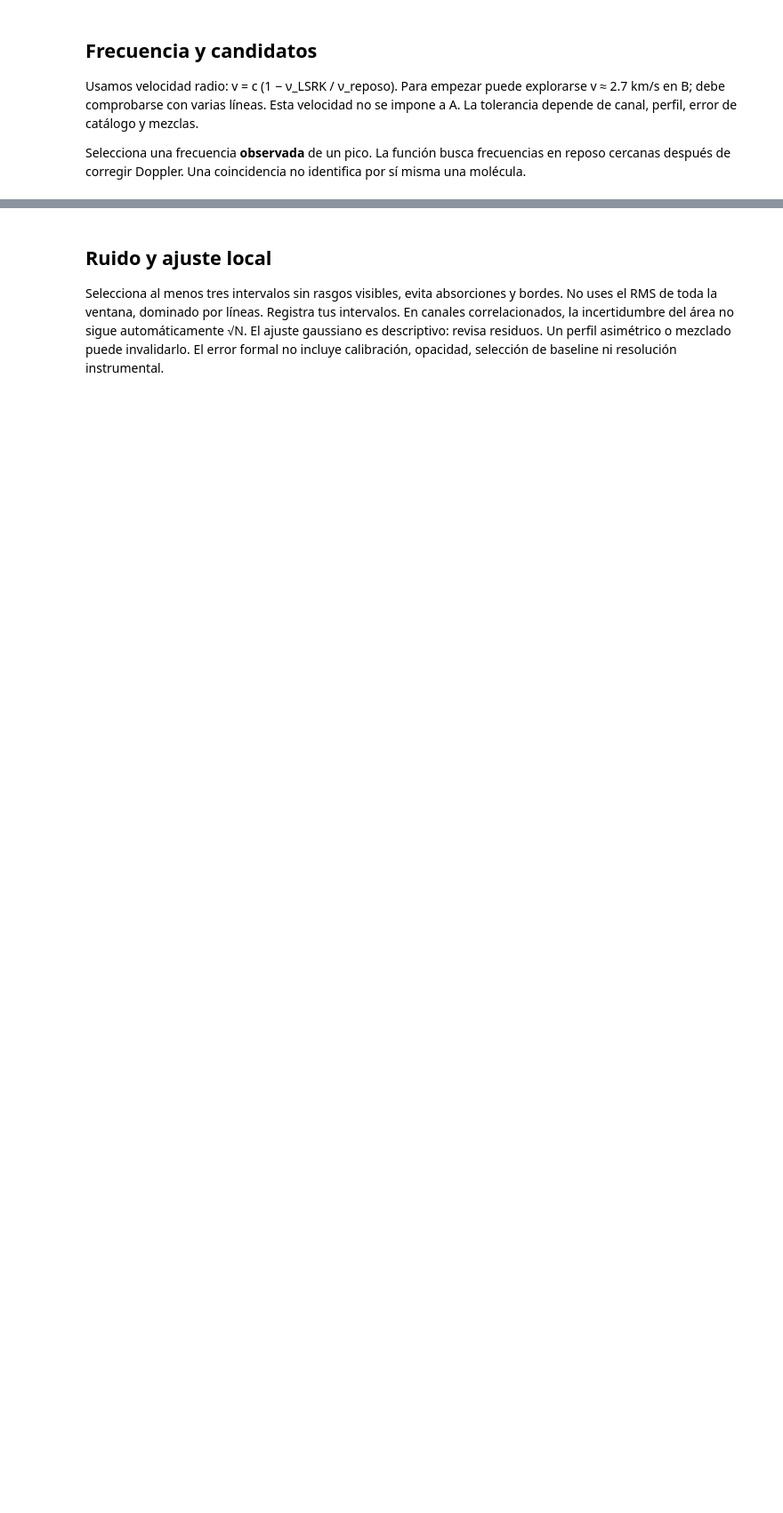
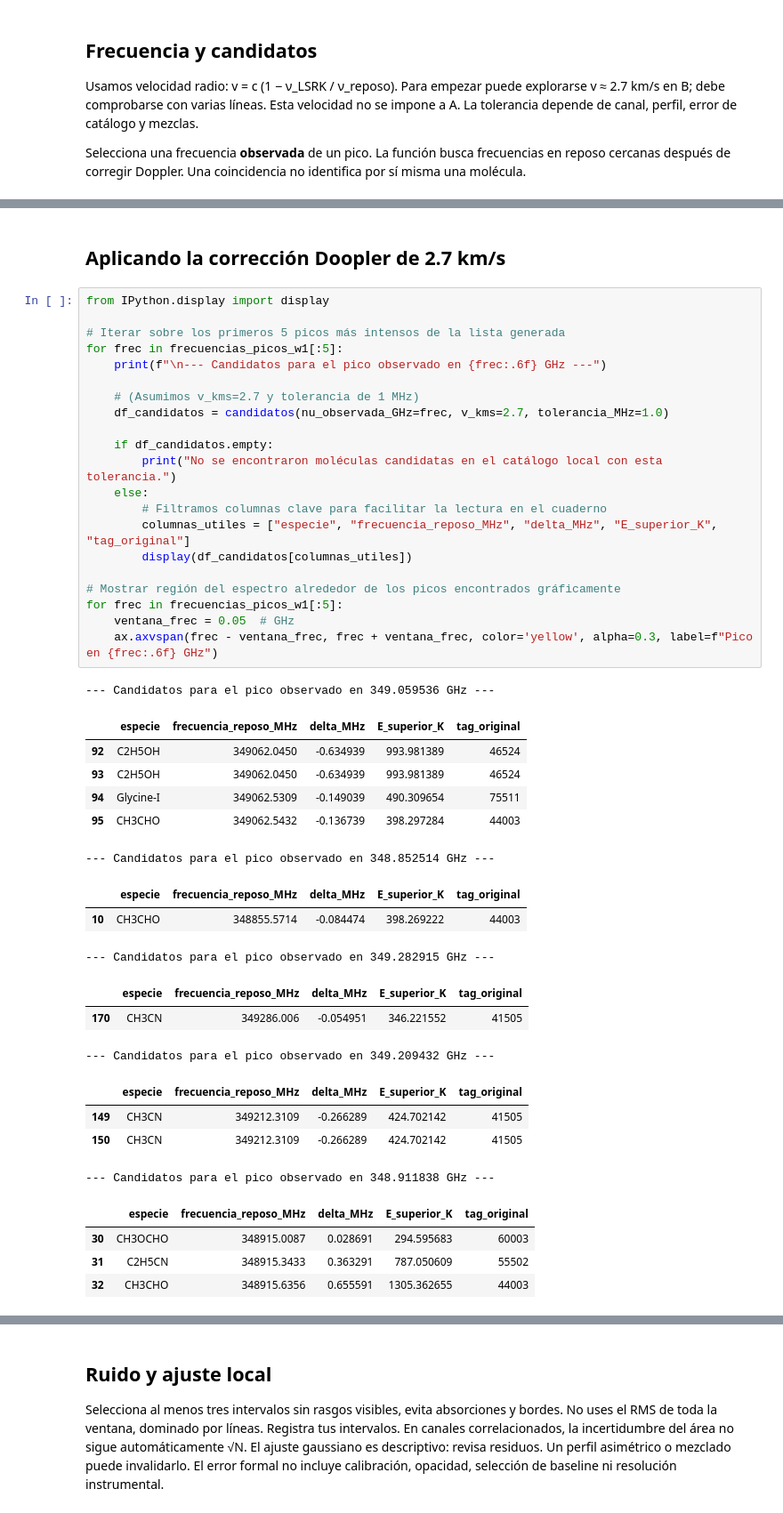
Before and after one commit to Carlitos-m/Skyntists, a Jupyter notebook: herramientas/Inicio_AstroHack.ipynb, the cells around one changed output, grey strips where cells are left out. Shown at 89% size. Drawn from its saved outputs; the diff is of its cells as text; blank space fills up the shorter version.

```diff
--- a/herramientas/Inicio_AstroHack.ipynb
+++ b/herramientas/Inicio_AstroHack.ipynb
@@ -50 +104,46 @@ Selecciona una frecuencia **observada** de un pico. La función busca frecuencia
+# %% [markdown]
+## Aplicando la corrección Doopler de 2.7 km/s
+# %%
+from IPython.display import display
+
+# Iterar sobre los primeros 5 picos más intensos de la lista generada
+for frec in frecuencias_picos_w1[:5]:
+    print(f"\n--- Candidatos para el pico observado en {frec:.6f} GHz ---")
+
+    # (Asumimos v_kms=2.7 y tolerancia de 1 MHz)
+    df_candidatos = candidatos(nu_observada_GHz=frec, v_kms=2.7, tolerancia_MHz=1.0)
+
+    if df_candidatos.empty:
+        print("No se encontraron moléculas candidatas en el catálogo local con esta tolerancia.")
+    else:
+        # Filtramos columnas clave para facilitar la lectura en el cuaderno
+        columnas_utiles = ["especie", "frecuencia_reposo_MHz", "delta_MHz", "E_superior_K", "tag_original"]
+        display(df_candidatos[columnas_utiles])
+
+# Mostrar región del espectro alrededor de los picos encontrados gráficamente
+for frec in frecuencias_picos_w1[:5]:
+    ventana_frec = 0.05  # GHz
+    ax.axvspan(frec - ventana_frec, frec + ventana_frec, color='yellow', alpha=0.3, label=f"Pico en {frec:.6f} GHz")
+# %% [output]
+--- Candidatos para el pico observado en 349.059536 GHz ---
+|  | especie | frecuencia_reposo_MHz | delta_MHz | E_superior_K | tag_original |
+| 92 | C2H5OH | 349062.0450 | -0.634939 | 993.981389 | 46524 |
+| 93 | C2H5OH | 349062.0450 | -0.634939 | 993.981389 | 46524 |
+| 94 | Glycine-I | 349062.5309 | -0.149039 | 490.309654 | 75511 |
+| 95 | CH3CHO | 349062.5432 | -0.136739 | 398.297284 | 44003 |
+--- Candidatos para el pico observado en 348.852514 GHz ---
+|  | especie | frecuencia_reposo_MHz | delta_MHz | E_superior_K | tag_original |
+| 10 | CH3CHO | 348855.5714 | -0.084474 | 398.269222 | 44003 |
+--- Candidatos para el pico observado en 349.282915 GHz ---
+|  | especie | frecuencia_reposo_MHz | delta_MHz | E_superior_K | tag_original |
+| 170 | CH3CN | 349286.006 | -0.054951 | 346.221552 | 41505 |
+--- Candidatos para el pico observado en 349.209432 GHz ---
+|  | especie | frecuencia_reposo_MHz | delta_MHz | E_superior_K | tag_original |
+| 149 | CH3CN | 349212.3109 | -0.266289 | 424.702142 | 41505 |
+| 150 | CH3CN | 349212.3109 | -0.266289 | 424.702142 | 41505 |
+--- Candidatos para el pico observado en 348.911838 GHz ---
+|  | especie | frecuencia_reposo_MHz | delta_MHz | E_superior_K | tag_original |
+| 30 | CH3OCHO | 348915.0087 | 0.028691 | 294.595683 | 60003 |
+| 31 | C2H5CN | 348915.3433 | 0.363291 | 787.050609 | 55502 |
+| 32 | CH3CHO | 348915.6356 | 0.655591 | 1305.362655 | 44003 |
 # %%
```
Also changed, not shown: parts of 3 cells of this notebook.
